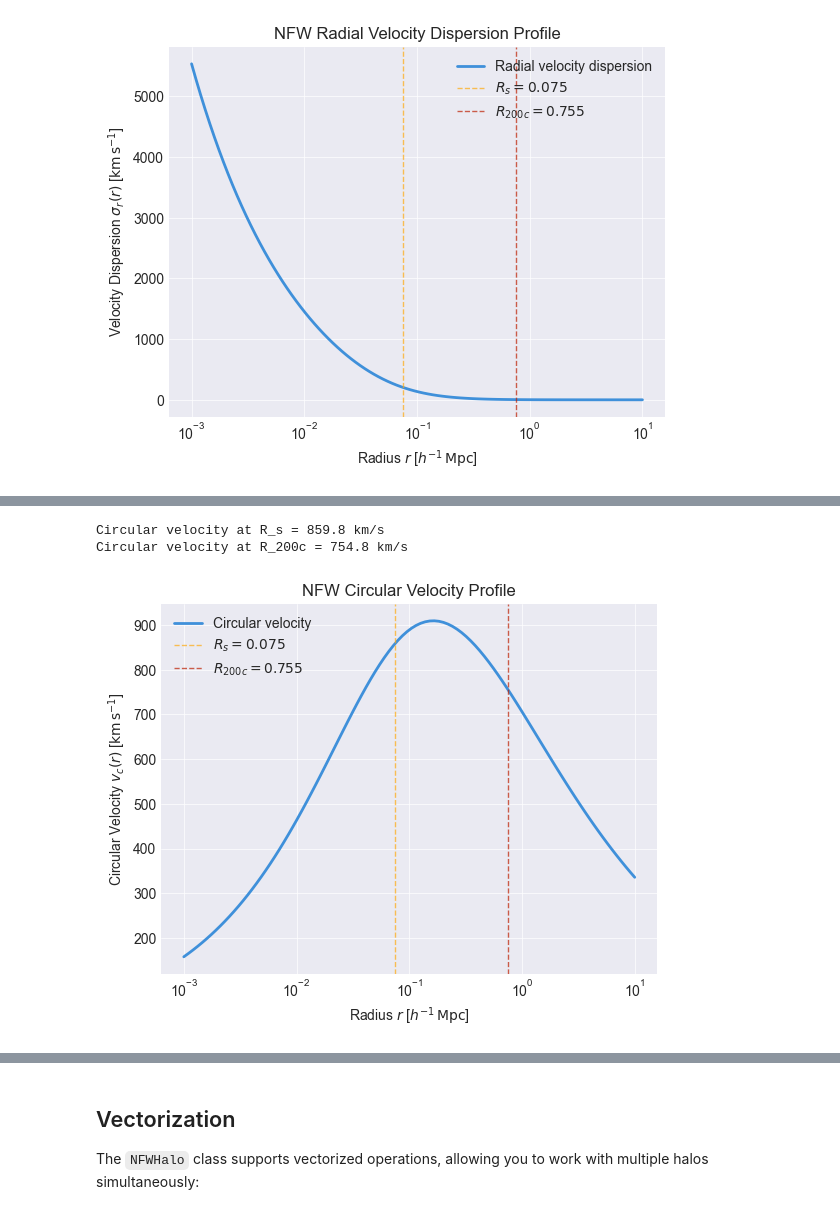
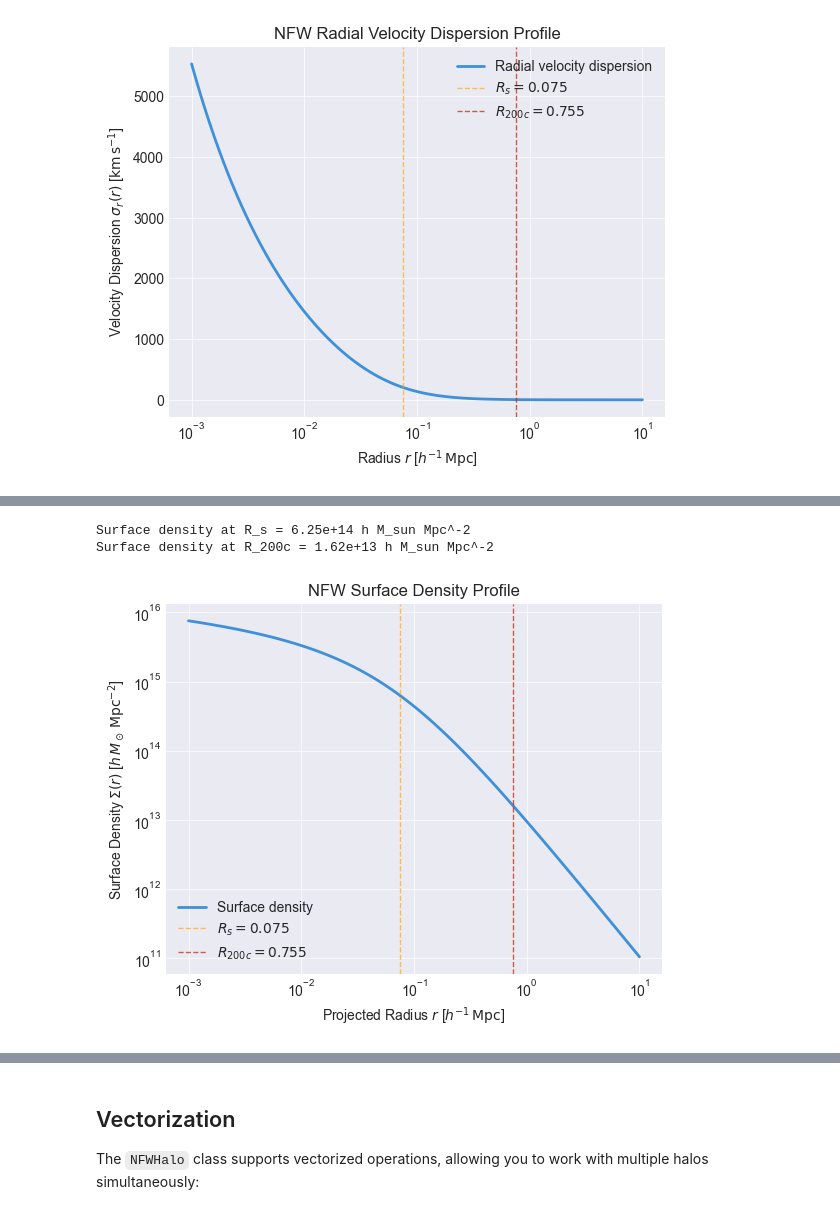
Before and after one commit to fkeruzore/halox, a Jupyter notebook: notebooks/nfw.ipynb, the cells around one changed output, grey strips where cells are left out. Cells and saved outputs as stored; diff of their text form; code cells hidden in the pictures.

```diff
--- a/notebooks/nfw.ipynb
+++ b/notebooks/nfw.ipynb
@@ -239,38 +283,38 @@ $$\sigma_r^2(r) = \frac{1}{\rho(r)} \int_r^{\infty} \rho(s) \frac{GM(<s)}{s^2} d
 # %%
-# Compute circular velocity profile
-v_c = halo.circular_velocity(r)
+# Compute surface density profile
+sigma_surf = halo.surface_density(r)
 
 # Plot
 fig, ax = plt.subplots()
-ax.semilogx(r, v_c, linewidth=2, label="Circular velocity")
+ax.loglog(r, sigma_surf, linewidth=2, label="Surface density")
 ax.axvline(
     halo.Rs,
     color="C1",
     linestyle="--",
     alpha=0.7,
     label=f"$R_s = {halo.Rs:.3f}$",
 )
 ax.axvline(
     halo.Rdelta,
     color="C2",
     linestyle="--",
     alpha=0.7,
     label=f"$R_{{200c}} = {halo.Rdelta:.3f}$",
 )
-ax.set_xlabel(r"Radius $r$ [$h^{-1} \, {\rm Mpc}$]")
-ax.set_ylabel(r"Circular Velocity $v_c(r)$ [${\rm km} \, {\rm s}^{-1}$]")
-ax.set_title("NFW Circular Velocity Profile")
+ax.set_xlabel(r"Projected Radius $r$ [$h^{-1} \, {\rm Mpc}$]")
+ax.set_ylabel(r"Surface Density $\Sigma(r)$ [$h \, M_\odot \, {\rm Mpc}^{-2}$]")
+ax.set_title("NFW Surface Density Profile")
 ax.legend()
 ax.xaxis.set_ticks_position("both")
 ax.yaxis.set_ticks_position("both")
 ax.grid(True, alpha=1.0)
 
 # Print some characteristic values
-v_c_at_rs = halo.circular_velocity(halo.Rs)
-v_c_at_r200 = halo.circular_velocity(halo.Rdelta)
-print(f"Circular velocity at R_s = {v_c_at_rs:.1f} km/s")
-print(f"Circular velocity at R_200c = {v_c_at_r200:.1f} km/s")
+sigma_surf_at_rs = halo.surface_density(halo.Rs)
+sigma_surf_at_r200 = halo.surface_density(halo.Rdelta)
+print(f"Surface density at R_s = {sigma_surf_at_rs:.2e} h M_sun Mpc^-2")
+print(f"Surface density at R_200c = {sigma_surf_at_r200:.2e} h M_sun Mpc^-2")
 # %% [output]
-Circular velocity at R_s = 859.8 km/s
-Circular velocity at R_200c = 754.8 km/s
+Surface density at R_s = 6.25e+14 h M_sun Mpc^-2
+Surface density at R_200c = 1.62e+13 h M_sun Mpc^-2
-[figure, old version]
+[figure, new version]
```
Also changed, not shown: parts of 11 cells of this notebook, 2 other files.
